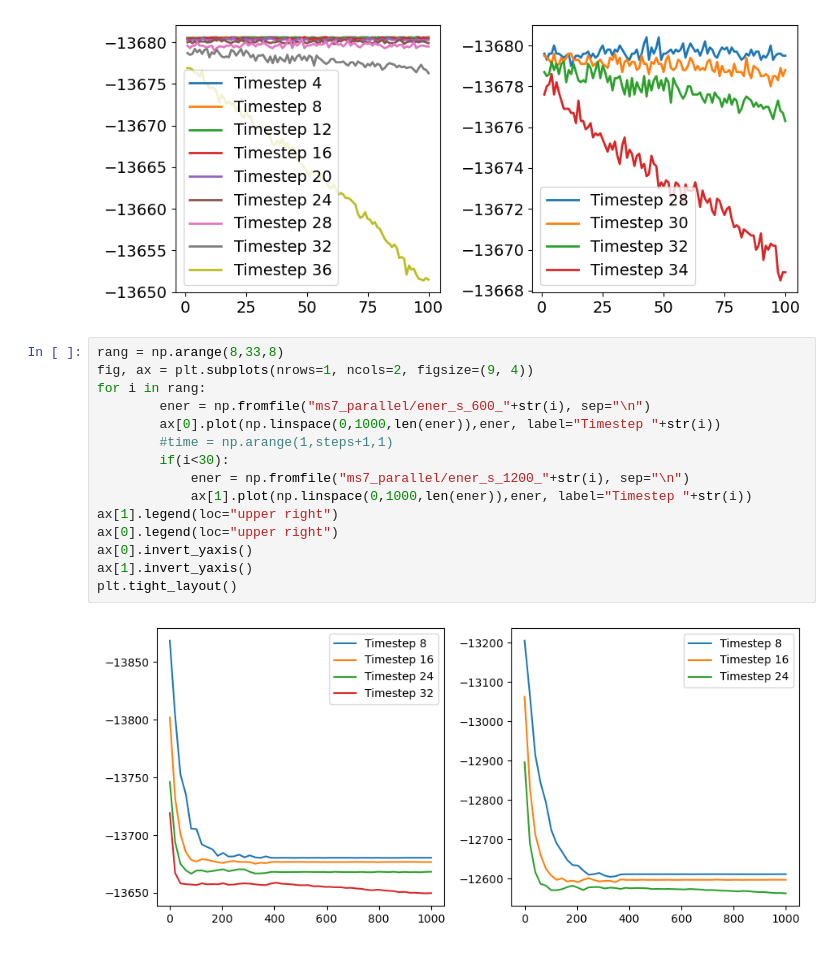
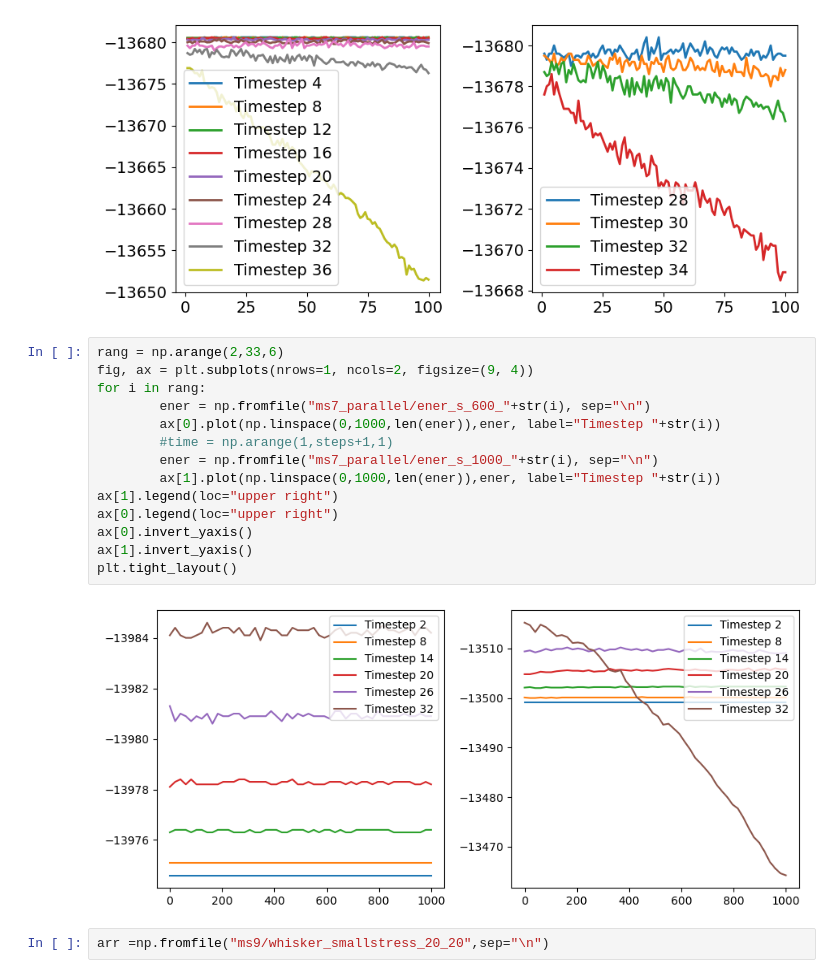
Before and after one commit to SickSmile1/MD-Simulation, a Jupyter notebook: results/results.ipynb, the cells around one changed output. Saved outputs shown, nothing was run; the diff lists cells and outputs as text.

```diff
--- a/results/results.ipynb
+++ b/results/results.ipynb
@@ -205,19 +205,20 @@ plt.tight_layout()
 # %% [output]
 [figure]
 # %%
-rang = np.arange(8,33,8)
+rang = np.arange(2,33,6)
 fig, ax = plt.subplots(nrows=1, ncols=2, figsize=(9, 4))
 for i in rang:
         ener = np.fromfile("ms7_parallel/ener_s_600_"+str(i), sep="\n")
         ax[0].plot(np.linspace(0,1000,len(ener)),ener, label="Timestep "+str(i))
         #time = np.arange(1,steps+1,1)
-        if(i<30):
-            ener = np.fromfile("ms7_parallel/ener_s_1200_"+str(i), sep="\n")
-            ax[1].plot(np.linspace(0,1000,len(ener)),ener, label="Timestep "+str(i))
+        ener = np.fromfile("ms7_parallel/ener_s_1000_"+str(i), sep="\n")
+        ax[1].plot(np.linspace(0,1000,len(ener)),ener, label="Timestep "+str(i))
 ax[1].legend(loc="upper right")
 ax[0].legend(loc="upper right")
 ax[0].invert_yaxis()
 ax[1].invert_yaxis()
 plt.tight_layout()
 # %% [output]
-[figure, old version]
+[figure, new version]
+# %%
+arr =np.fromfile("ms9/whisker_smallstress_20_20",sep="\n")
```
Also changed, not shown: parts of 1 cell of this notebook, 50 other files.
